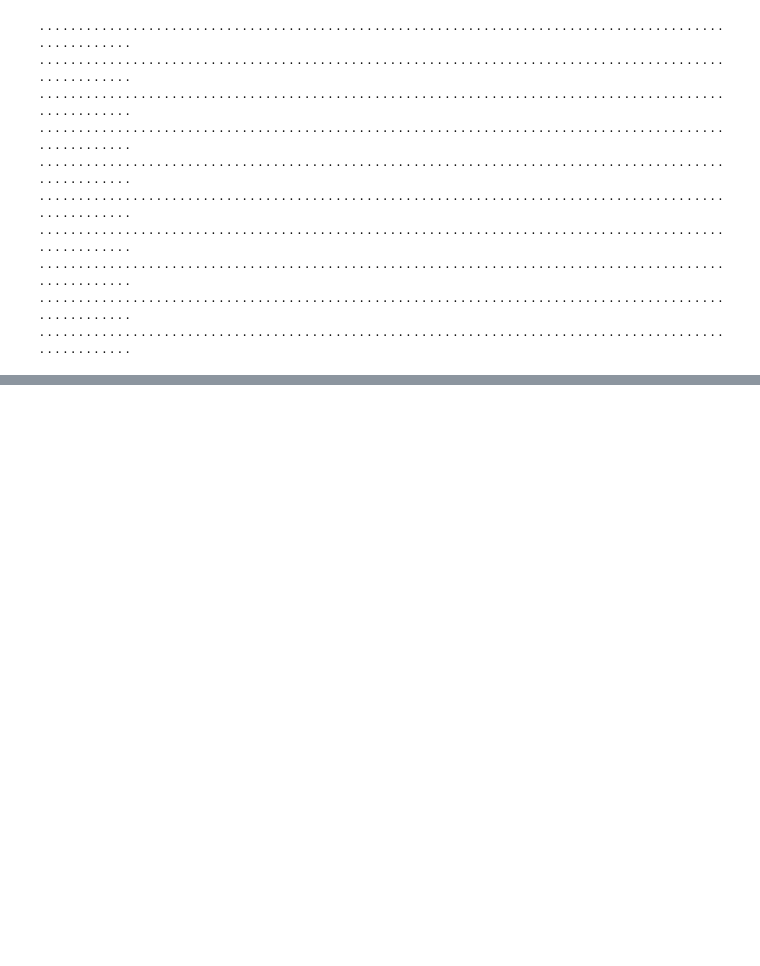
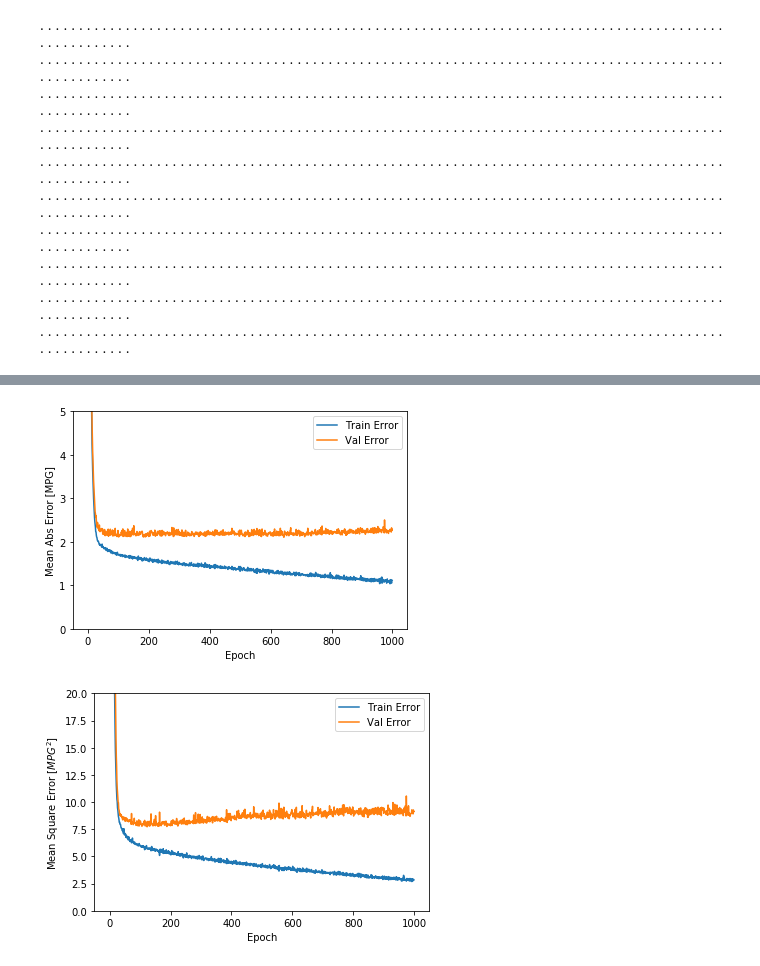
Before and after one commit to duttapratikcsc/ImageClassification, a Jupyter notebook: Regression_PredictFuelEfficiency/Auto_MPG.ipynb, the cells around one changed output, grey strips where cells are left out. Saved outputs shown, nothing was run; the diff lists cells and outputs as text; code cells hidden in the pictures; blank space fills up the shorter version.

```diff
--- a/Regression_PredictFuelEfficiency/Auto_MPG.ipynb
+++ b/Regression_PredictFuelEfficiency/Auto_MPG.ipynb
@@ -256,4 +254,23 @@ hist.tail()
    plt.ylabel('Mean Abs Error [MPG]')
    plt.plot(hist['epoch'], hist['mae'],
             label='Train Error')
-   plt.plot()
+   plt.plot(hist['epoch'], hist['val_mae'],
+            label= 'Val Error')
+   plt.ylim([0,5])
+   plt.legend()
+
+   plt.figure()
+   plt.xlabel('Epoch')
+   plt.ylabel('Mean Square Error [$MPG^2$]')
+   plt.plot(hist['epoch'], hist['mse'],
+            label='Train Error')
+   plt.plot(hist['epoch'], hist['val_mse'],
+            label= 'Val Error')
+   plt.ylim([0,20])
+   plt.legend()
+   plt.show()
+# %%
+plot_history(history)
+# %% [output]
+[figure, added]
+[figure, added]
```
Also changed, not shown: parts of 12 cells of this notebook.
